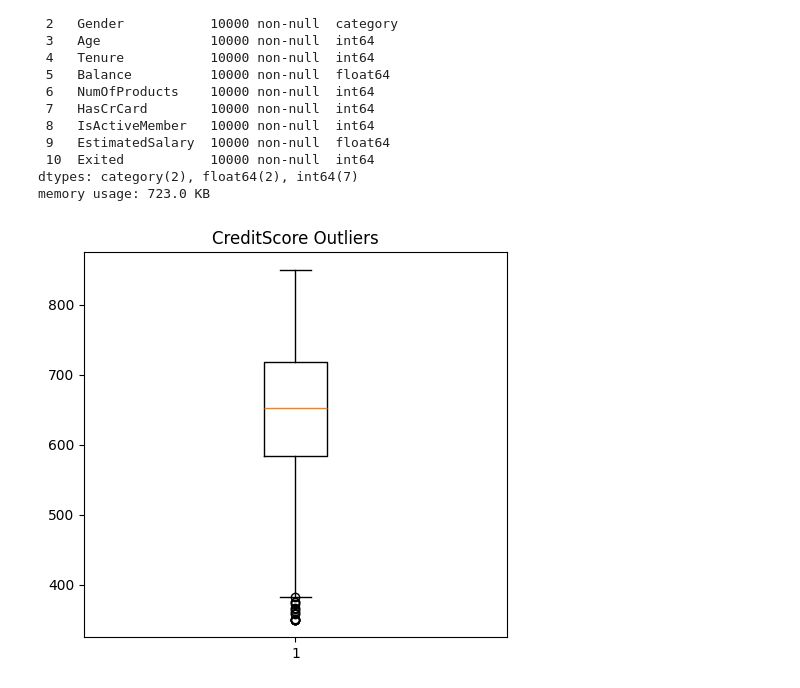
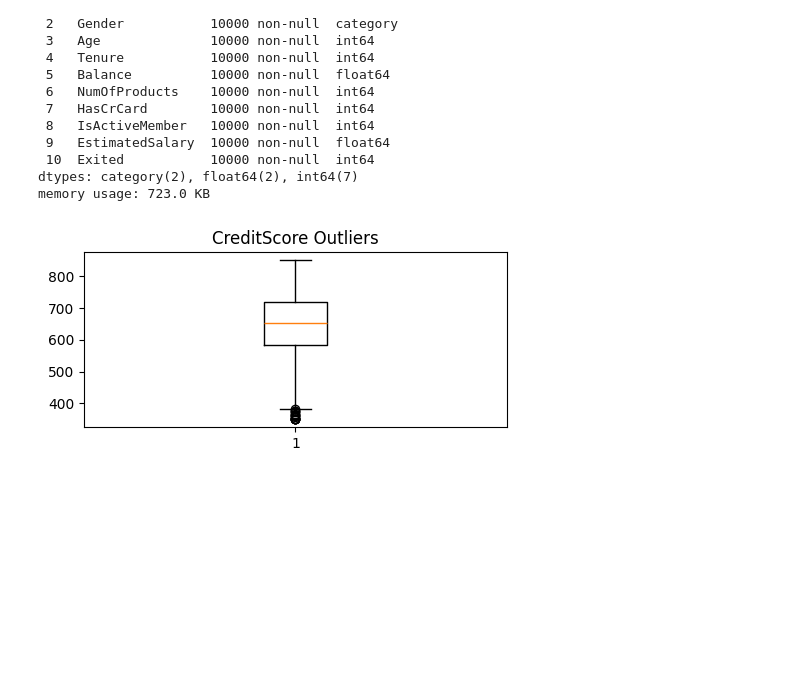
Before and after one commit to ZainabManzoorr/Financial-Risk-and-Customer-Retention-Modelling, a Jupyter notebook: data_explore.ipynb, the cells around one changed output. Drawn from its saved outputs; the diff is of its cells as text; code cells hidden in the pictures; blank space fills up the shorter version.

```diff
--- a/data_explore.ipynb
+++ b/data_explore.ipynb
@@ -121,15 +121,15 @@ memory usage: 723.0 KB
 # %%
 import matplotlib.pyplot as plt
 
 plt.figure(figsize=(12,5))
 
-plt.subplot(1,2,1)
+plt.subplot(2,2,2)
 plt.boxplot(churn['CreditScore'])
 plt.title('CreditScore Outliers')
 
 
 
 plt.show()
 # %% [output]
-[figure, old version]
+[figure, new version]
 # %%
```
Also changed, not shown: parts of 4 cells of this notebook.
